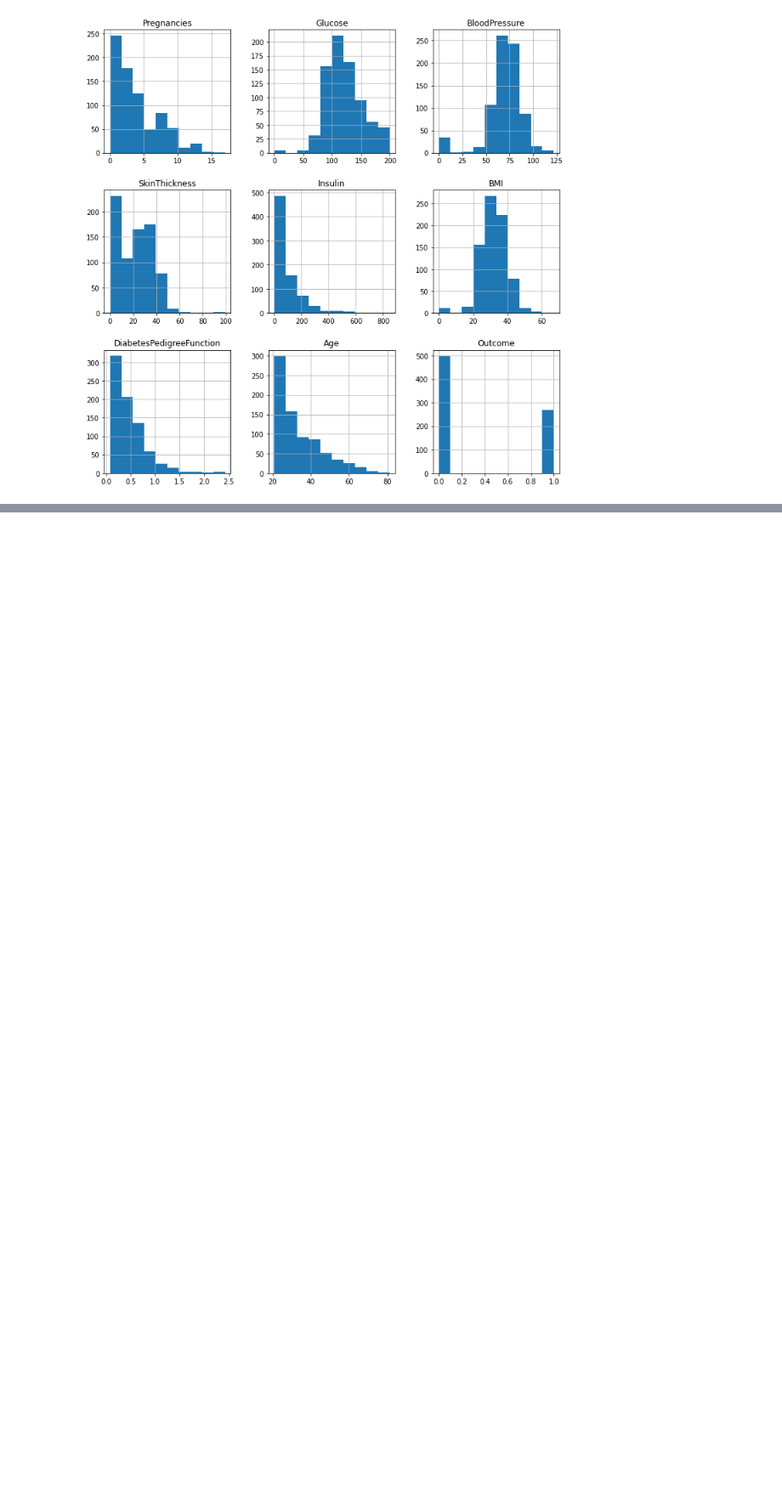
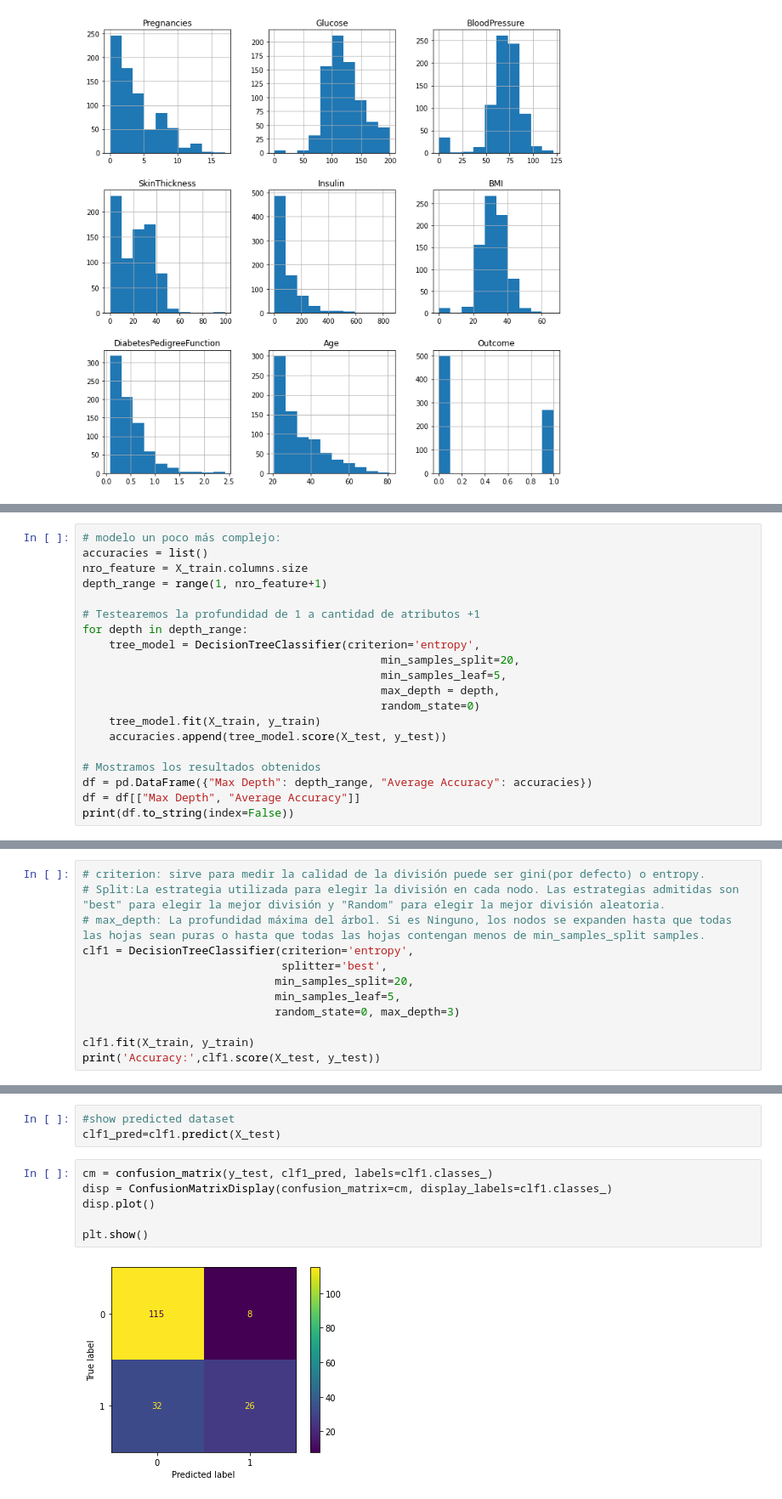
Before and after one commit to luisOliari/DECISION-TREE-ALGO, a Jupyter notebook: src/explore.ipynb, the cells around one changed output, grey strips where cells are left out. Shown at 85% size. Saved outputs shown, nothing was run; the diff lists cells and outputs as text; blank space fills up the shorter version.

```diff
--- a/src/explore.ipynb
+++ b/src/explore.ipynb
@@ -222,0 +250,20 @@ X_train, X_test, y_train, y_test = train_test_split(X, y, random_state=40)
+# %%
+# modelo un poco más complejo:
+accuracies = list()
+nro_feature = X_train.columns.size
+depth_range = range(1, nro_feature+1)
+
+# Testearemos la profundidad de 1 a cantidad de atributos +1
+for depth in depth_range:
+    tree_model = DecisionTreeClassifier(criterion='entropy',
+                                             min_samples_split=20,
+                                             min_samples_leaf=5,
+                                             max_depth = depth,
+                                             random_state=0)
+    tree_model.fit(X_train, y_train)
+    accuracies.append(tree_model.score(X_test, y_test))
+
+# Mostramos los resultados obtenidos
+df = pd.DataFrame({"Max Depth": depth_range, "Average Accuracy": accuracies})
+df = df[["Max Depth", "Average Accuracy"]]
+print(df.to_string(index=False))
@@ -222,0 +280,12 @@ X_train, X_test, y_train, y_test = train_test_split(X, y, random_state=40)
+# %%
+# criterion: sirve para medir la calidad de la división puede ser gini(por defecto) o entropy.
+# Split:La estrategia utilizada para elegir la división en cada nodo. Las estrategias admitidas son "best" para elegir la mejor división y "Random" para elegir la mejor división aleatoria.
+# max_depth: La profundidad máxima del árbol. Si es Ninguno, los nodos se expanden hasta que todas las hojas sean puras o hasta que todas las hojas contengan menos de min_samples_split samples.
+clf1 = DecisionTreeClassifier(criterion='entropy',
+                              splitter='best',
+                             min_samples_split=20,
+                             min_samples_leaf=5,
+                             random_state=0, max_depth=3)
+
+clf1.fit(X_train, y_train)
+print('Accuracy:',clf1.score(X_test, y_test))
@@ -222,0 +309,11 @@ X_train, X_test, y_train, y_test = train_test_split(X, y, random_state=40)
+# %%
+#show predicted dataset
+clf1_pred=clf1.predict(X_test)
+# %%
+cm = confusion_matrix(y_test, clf1_pred, labels=clf1.classes_)
+disp = ConfusionMatrixDisplay(confusion_matrix=cm, display_labels=clf1.classes_)
+disp.plot()
+
+plt.show()
+# %% [output]
+[figure, added]
```
Also changed, not shown: parts of 47 cells of this notebook, 1 other file.
